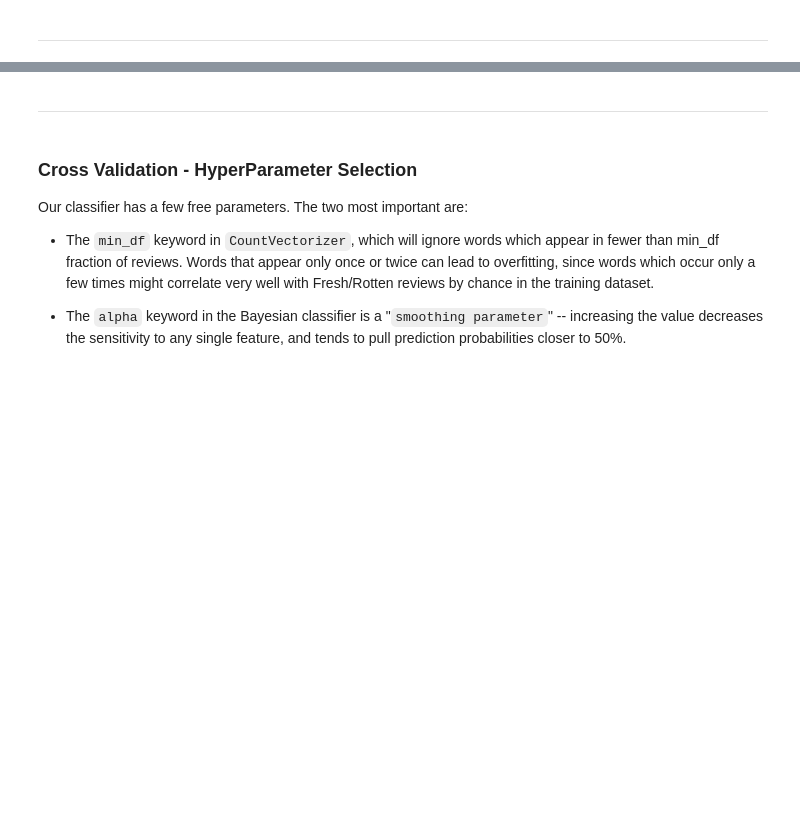
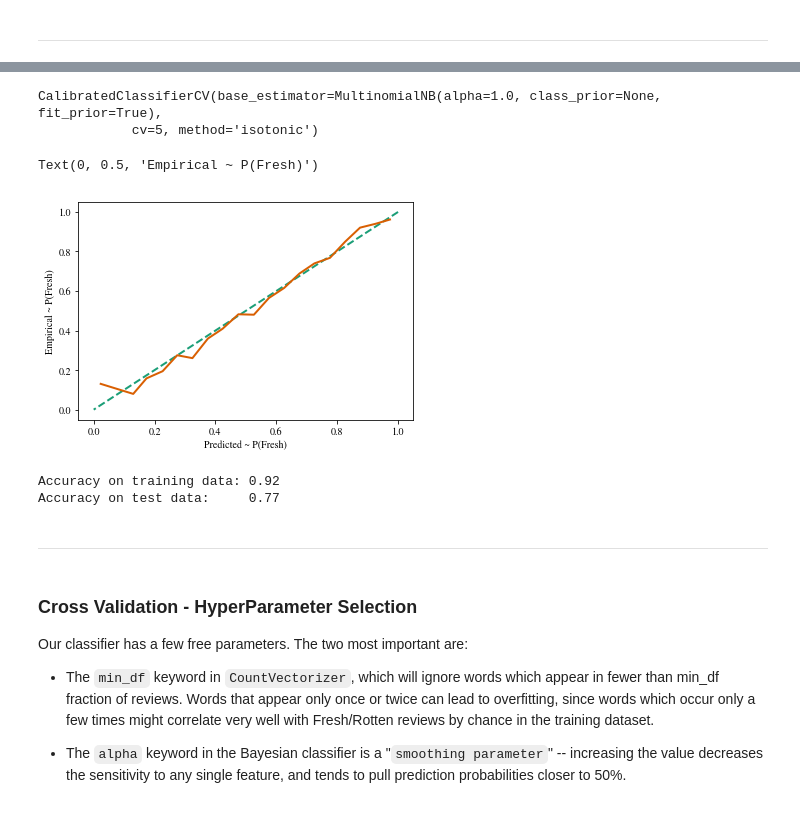
Before and after one commit to joaoDragado/dSc_roadmap, a Jupyter notebook: projects/SentimentAnalysis/ReviewswithNBayes_scikit.ipynb, the cells around one changed output, grey strips where cells are left out. Saved outputs shown, nothing was run; the diff lists cells and outputs as text; code cells hidden in the pictures; blank space fills up the shorter version.

```diff
--- a/projects/SentimentAnalysis/HW3_user.ipynb
+++ b/projects/SentimentAnalysis/ReviewswithNBayes_scikit.ipynb
@@ -292,3 +270,32 @@ Likewise, for reviews where P(Fresh) ~0.9, the actuall freshness fraction is clo
+# %%
+from sklearn.calibration import CalibratedClassifierCV
+
+clf = MultinomialNB()
+calibrator = CalibratedClassifierCV(clf, cv=5, method='isotonic')
+calibrator.fit(xtrain, ytrain)
+# %% [output]
+CalibratedClassifierCV(base_estimator=MultinomialNB(alpha=1.0, class_prior=None, fit_prior=True),
+            cv=5, method='isotonic')
+# %%
+probs = calibrator.predict_proba(xtest)[:,1]
+
+p_true, p_pred = calibration_curve(ytest, probs, n_bins=20)
+plt.plot(ytest, ytest, '--')
+plt.plot(p_pred, p_true)
+plt.xlabel("Predicted ~ P(Fresh)")
+plt.ylabel("Empirical ~ P(Fresh)")
+# %% [output]
+Text(0, 0.5, 'Empirical ~ P(Fresh)')
+[figure, added]
+# %%
+training_accuracy = calibrator.score(xtrain, ytrain)
+test_accuracy = calibrator.score(xtest, ytest)
+
+print("Accuracy on training data: %0.2f" % (training_accuracy))
+print("Accuracy on test data:     %0.2f" % (test_accuracy))
+# %% [output]
+Accuracy on training data: 0.92
+Accuracy on test data:     0.77
 # %% [markdown]
 ---
 # %% [markdown]
```
Also changed, not shown: parts of 32 cells of this notebook, 1 other file.
